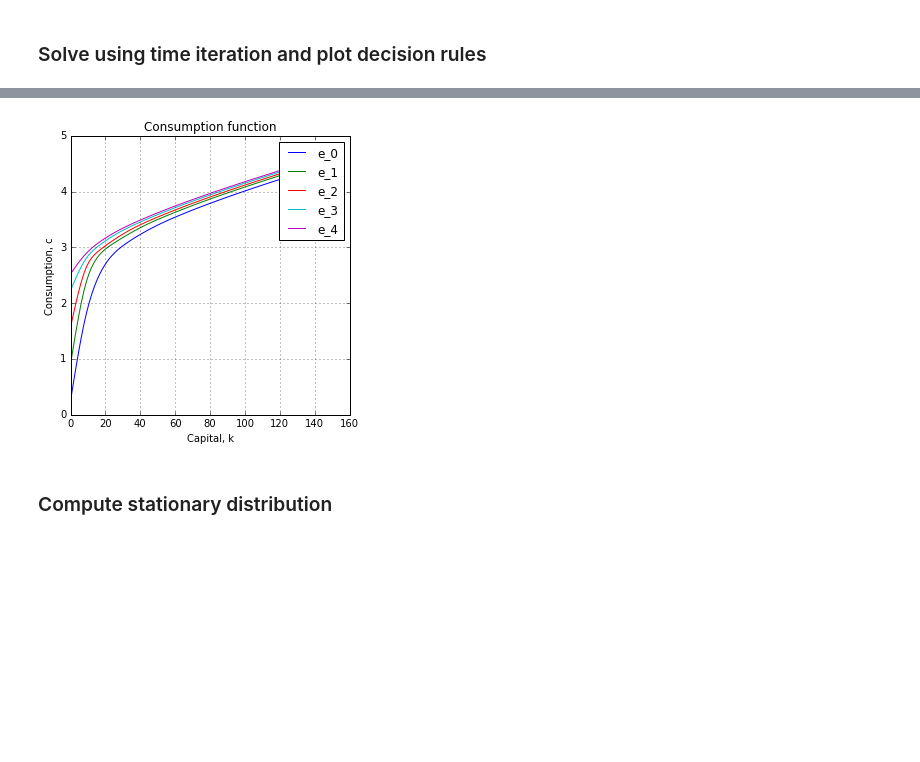
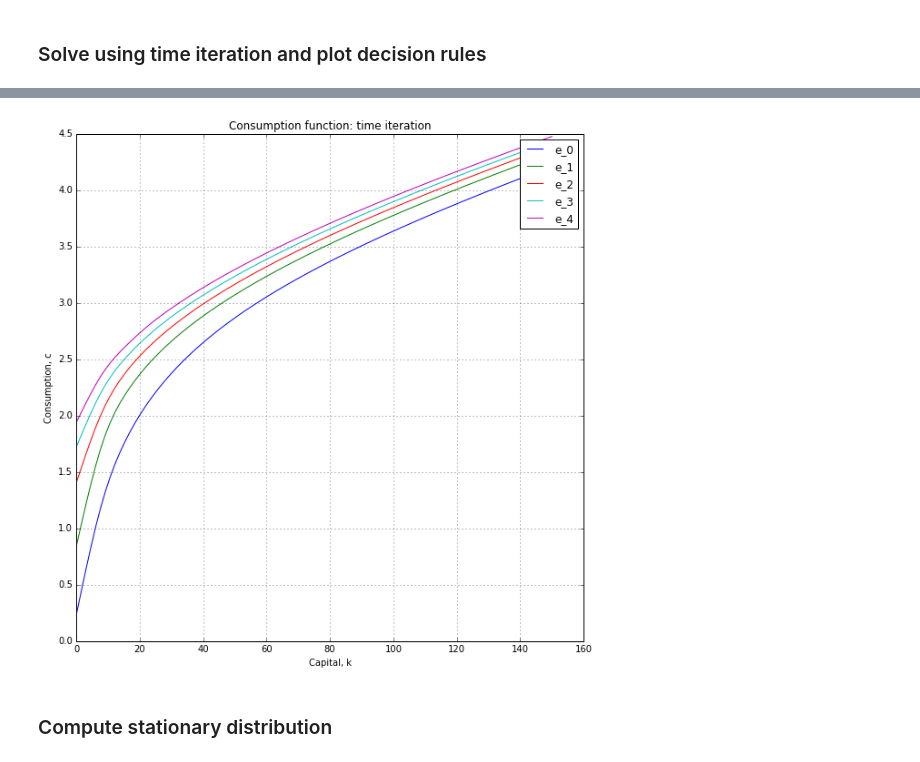
Before and after one commit to jagman88/dolo, a Jupyter notebook: examples/models/KS_noagg_equilibrium_dtcscc.ipynb, the cells around one changed output, grey strips where cells are left out. Saved outputs shown, nothing was run; the diff lists cells and outputs as text; code cells hidden in the pictures; blank space fills up the shorter version.

```diff
--- a/examples/models/KS_noagg_equilibrium_dtcscc.ipynb
+++ b/examples/models/KS_noagg_equilibrium_dtcscc.ipynb
@@ -33,28 +92,40 @@ dr = time_iteration(model, with_complementarities=True, verbose=False)
 # %%
 Nk = 100
 Nftmp = np.array([Nk,1])
 egrid = np.unique(dr.grid[:,1])
 Ne = egrid.shape[0]
 
 drc = np.zeros([Nk, Ne])
+# drc_direct = np.zeros([Nk, Ne])
 for i_e in range(Ne):
     sgridf = mlinspace(np.array([min(dr.grid[:,0]), egrid[i_e]]), np.array([max(dr.grid[:,0]), egrid[i_e]]),Nftmp)
     drc[:, i_e] = dr(sgridf).flatten()
+#     drc_direct[:, i_e] = dr_direct(sgridf).flatten()
 
 %matplotlib inline
 
-plt.figure(figsize=(5, 5))
+plt.figure(figsize=(10, 10))
 
 # TECHNOLOGY SHOCK
+# plt.subplot(121)
 for i_e in range(5):
     plt.plot(sgridf[:,0], drc[:,i_e],label='e_'+str(i_e))
 plt.ylabel('Consumption, c')
 plt.xlabel('Capital, k')
-plt.title('Consumption function')
+plt.title('Consumption function: time iteration')
 plt.legend()
 plt.grid()
+
+# plt.subplot(122)
+# for i_e in range(5):
+#     plt.plot(sgridf[:,0], drc_direct[:,i_e],label='e_'+str(i_e))
+# plt.ylabel('Consumption, c')
+# plt.xlabel('Capital, k')
+# plt.title('Consumption function: time iteration direct')
+# plt.legend()
+# plt.grid()
 # %% [output]
-[figure, old version]
+[figure, new version]
 # %% [markdown]
 ### Compute stationary distribution
 # %%
```
Also changed, not shown: parts of 14 cells of this notebook, 2 other files.
